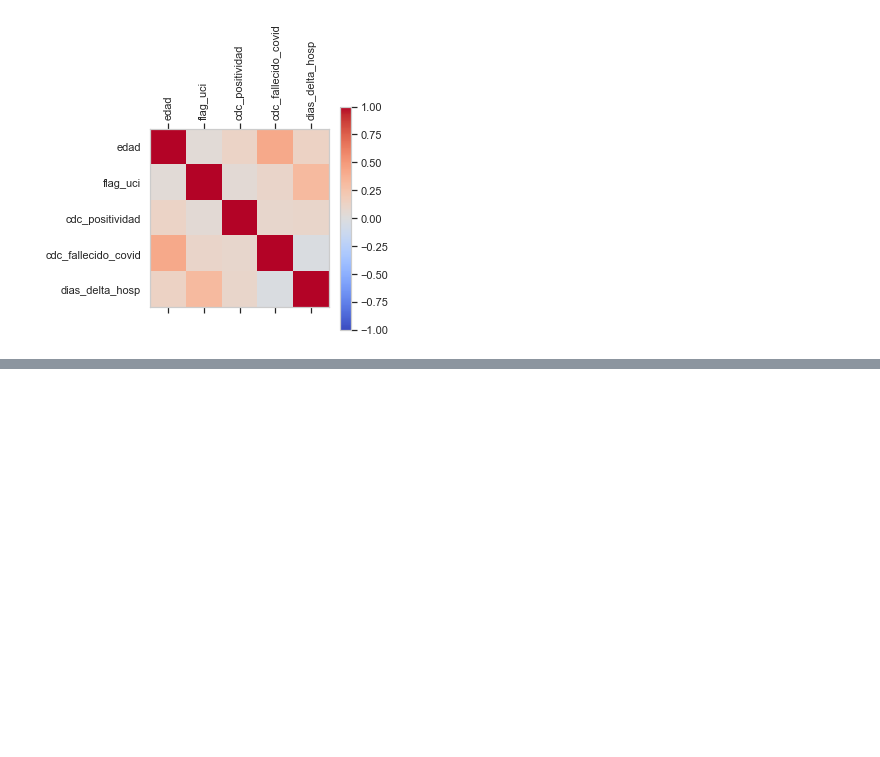
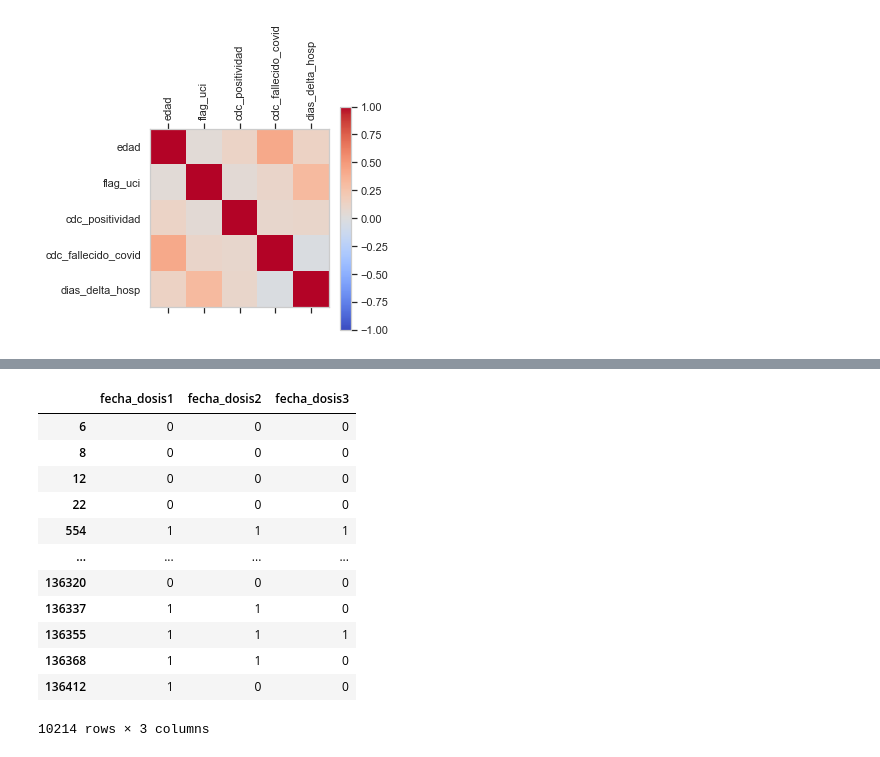
Before and after one commit to Claudio9701/pythonAnalyticsBootcamp, a Jupyter notebook: src/eda.ipynb, the cells around one changed output, grey strips where cells are left out. Cells and saved outputs as stored; diff of their text form; code cells hidden in the pictures; blank space fills up the shorter version.

```diff
--- a/src/eda.ipynb
+++ b/src/eda.ipynb
@@ -302,0 +439,18 @@ EDA, por sus siglas en inglés, es el proceso de limpieza y descubrimiento de *i
+# %%
+# Los valores True o False corresponden a 0 y 1 respectivamente
+df_temporal_vacunas = df_main_filtrado_uci[vars_vacuna].notna().astype(int)
+df_temporal_vacunas
+# %% [output]
+|  | fecha_dosis1 | fecha_dosis2 | fecha_dosis3 |
+| 6 | 0 | 0 | 0 |
+| 8 | 0 | 0 | 0 |
+| 12 | 0 | 0 | 0 |
+| 22 | 0 | 0 | 0 |
+| 554 | 1 | 1 | 1 |
+| ... | ... | ... | ... |
+| 136320 | 0 | 0 | 0 |
+| 136337 | 1 | 1 | 0 |
+| 136355 | 1 | 1 | 1 |
+| 136368 | 1 | 1 | 0 |
+| 136412 | 1 | 0 | 0 |
+10214 rows × 3 columns
```
Also changed, not shown: parts of 22 cells of this notebook, 1 other file.
